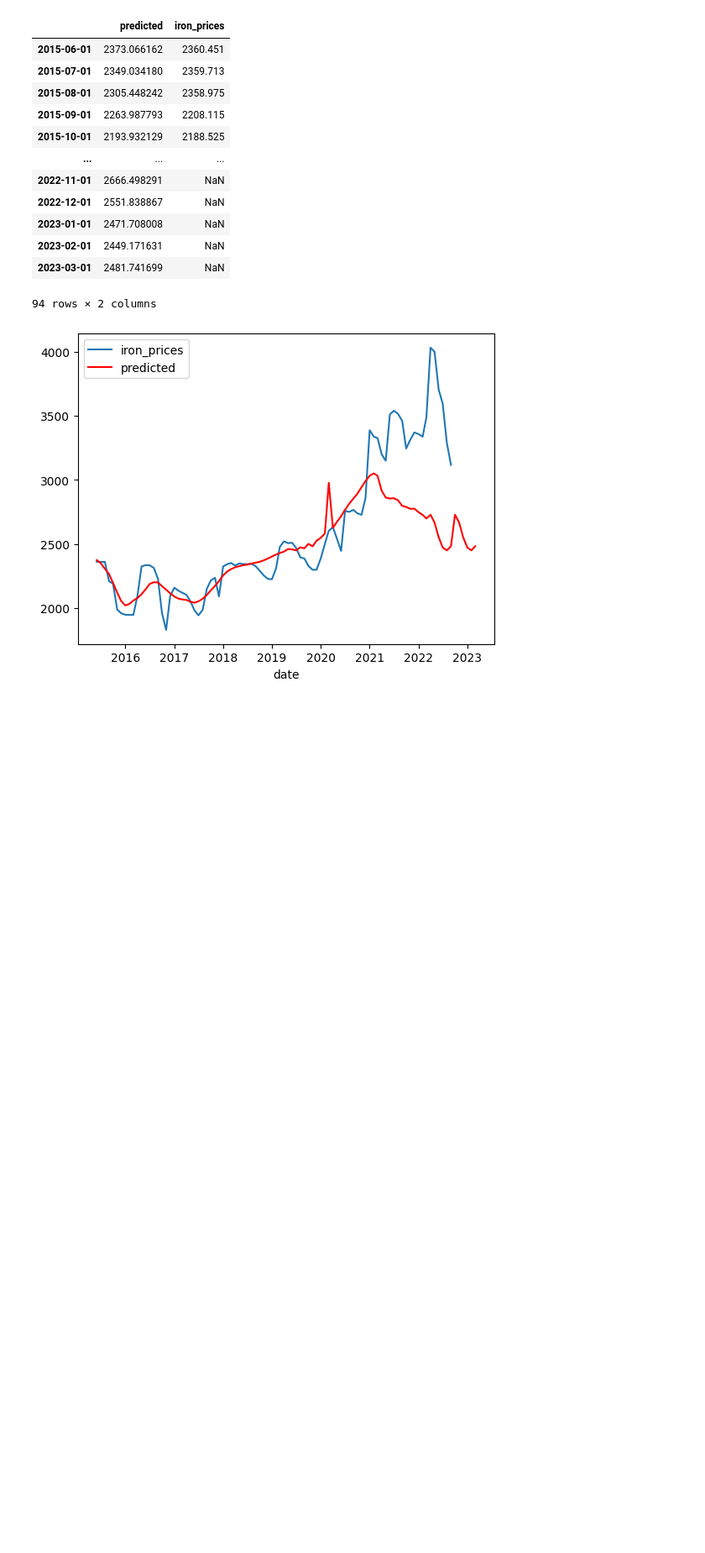
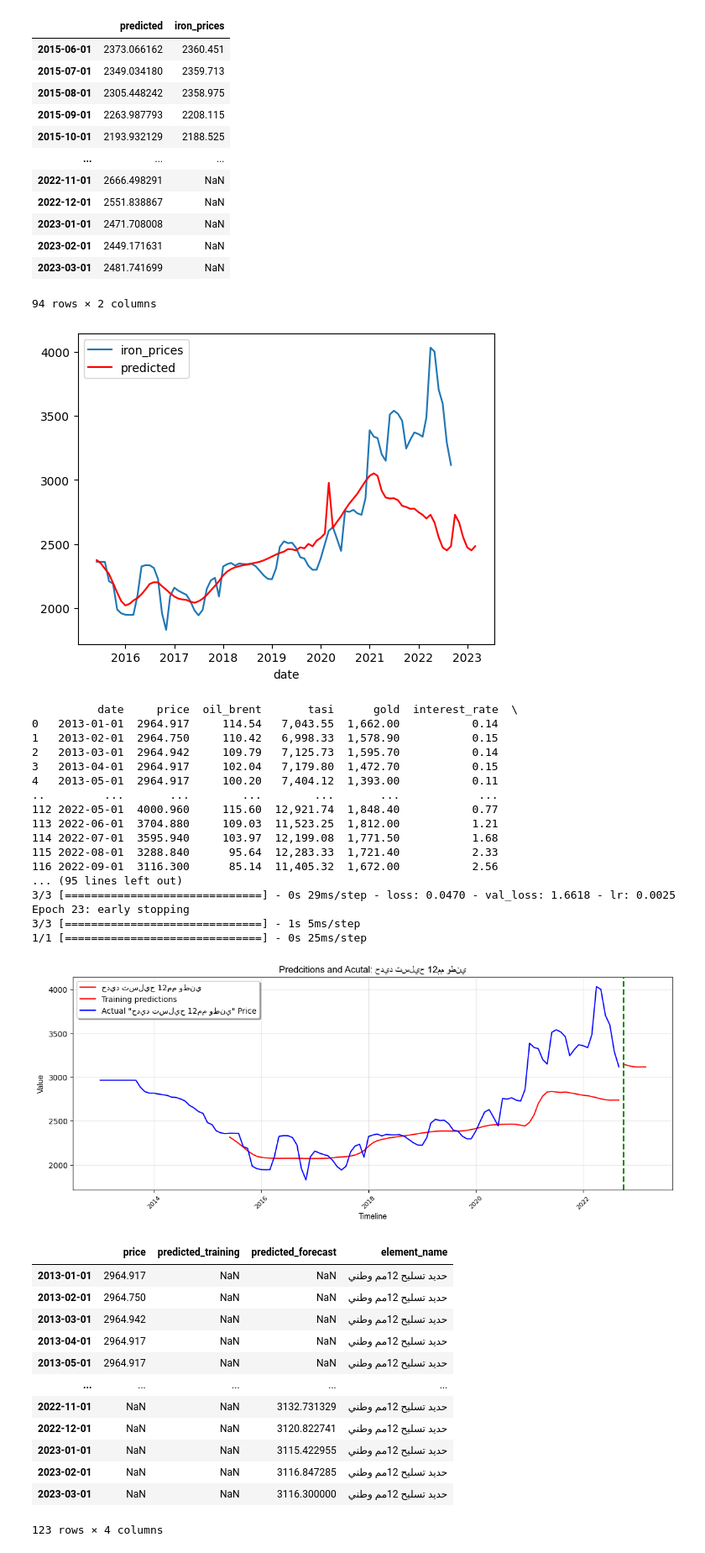
Before and after one commit to FNafisa/Test_repo, a Jupyter notebook: professional/Project PoC/draft.ipynb, the cells around one changed output. Shown: that part at 84% size. Drawn from its saved outputs; the diff is of its cells as text; code cells hidden in the pictures; blank space fills up the shorter version.

Commit message:
create a dataset that preserves the information for each element

```diff
--- a/professional/Project PoC/draft.ipynb
+++ b/professional/Project PoC/draft.ipynb
@@ -375,0 +551,34 @@ res.to_csv(r'C:\Users\fnafisa\WORKSPACE\Project PoC\output\predictions.csv', enc
+# %%
+pipeline('حديد تسليح 12مم وطني', first_layer_nodes= 128, drp1= .01, drp2= .01, adam_learning_rate=.005 )
+# %% [output]
+          date     price  oil_brent       tasi      gold  interest_rate  \
+0   2013-01-01  2964.917     114.54   7,043.55  1,662.00           0.14
+1   2013-02-01  2964.750     110.42   6,998.33  1,578.90           0.15
+2   2013-03-01  2964.942     109.79   7,125.73  1,595.70           0.14
+3   2013-04-01  2964.917     102.04   7,179.80  1,472.70           0.15
+4   2013-05-01  2964.917     100.20   7,404.12  1,393.00           0.11
+..         ...       ...        ...        ...       ...            ...
+112 2022-05-01  4000.960     115.60  12,921.74  1,848.40           0.77
+113 2022-06-01  3704.880     109.03  11,523.25  1,812.00           1.21
+114 2022-07-01  3595.940     103.97  12,199.08  1,771.50           1.68
+115 2022-08-01  3288.840      95.64  12,283.33  1,721.40           2.33
+116 2022-09-01  3116.300      85.14  11,405.32  1,672.00           2.56
+... (95 lines left out)
+3/3 [==============================] - 0s 29ms/step - loss: 0.0470 - val_loss: 1.6618 - lr: 0.0025
+Epoch 23: early stopping
+3/3 [==============================] - 1s 5ms/step
+1/1 [==============================] - 0s 25ms/step
+[figure, added]
+|  | price | predicted_training | predicted_forecast | element_name |
+| 2013-01-01 | 2964.917 | NaN | NaN | حديد تسليح 12مم وطني |
+| 2013-02-01 | 2964.750 | NaN | NaN | حديد تسليح 12مم وطني |
+| 2013-03-01 | 2964.942 | NaN | NaN | حديد تسليح 12مم وطني |
+| 2013-04-01 | 2964.917 | NaN | NaN | حديد تسليح 12مم وطني |
+| 2013-05-01 | 2964.917 | NaN | NaN | حديد تسليح 12مم وطني |
+| ... | ... | ... | ... | ... |
+| 2022-11-01 | NaN | NaN | 3132.731329 | حديد تسليح 12مم وطني |
+| 2022-12-01 | NaN | NaN | 3120.822741 | حديد تسليح 12مم وطني |
+| 2023-01-01 | NaN | NaN | 3115.422955 | حديد تسليح 12مم وطني |
+| 2023-02-01 | NaN | NaN | 3116.847285 | حديد تسليح 12مم وطني |
+| 2023-03-01 | NaN | NaN | 3116.300000 | حديد تسليح 12مم وطني |
+123 rows × 4 columns
```
Also changed, not shown: parts of 2 cells of this notebook, 13 other files.
